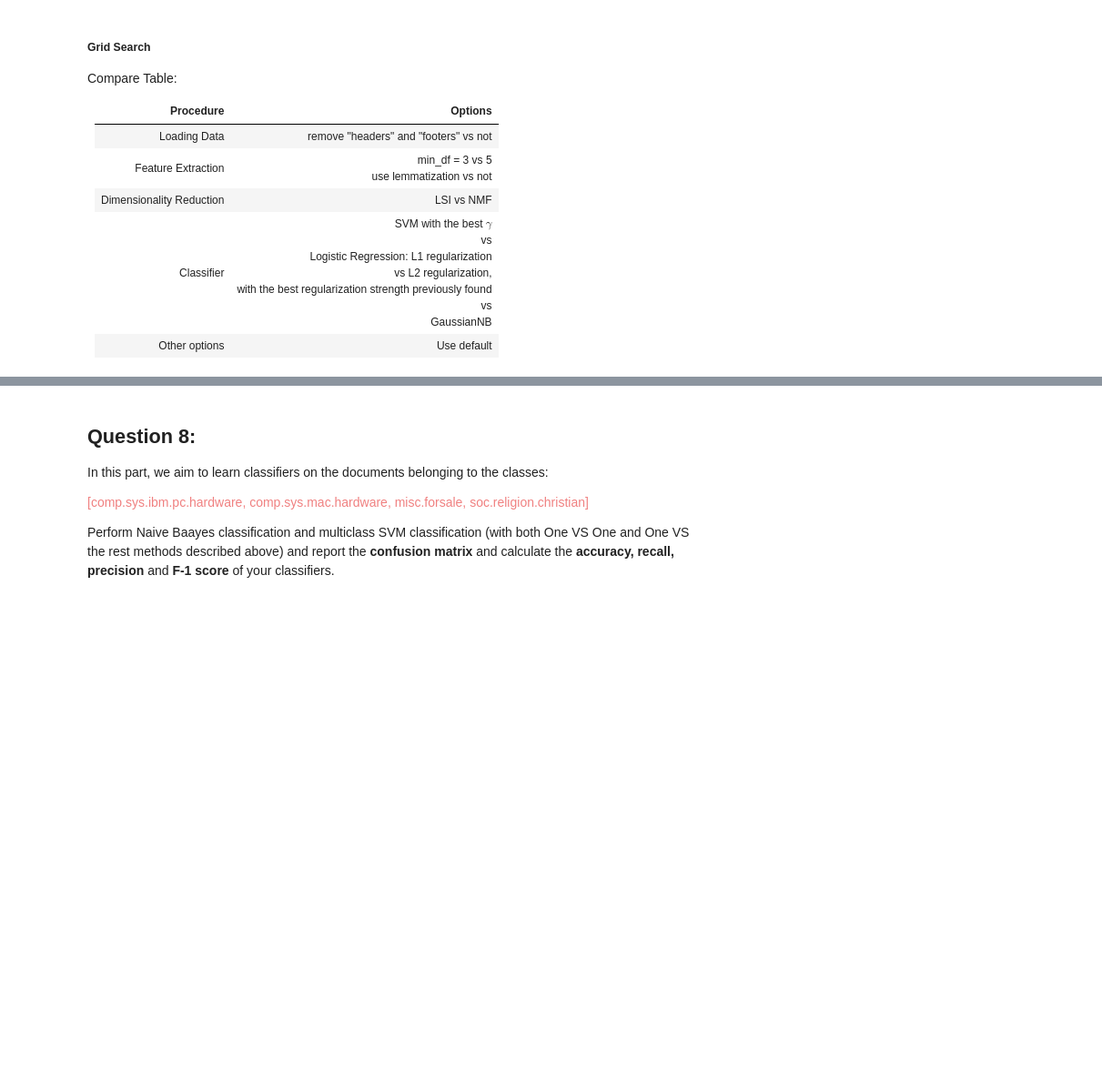
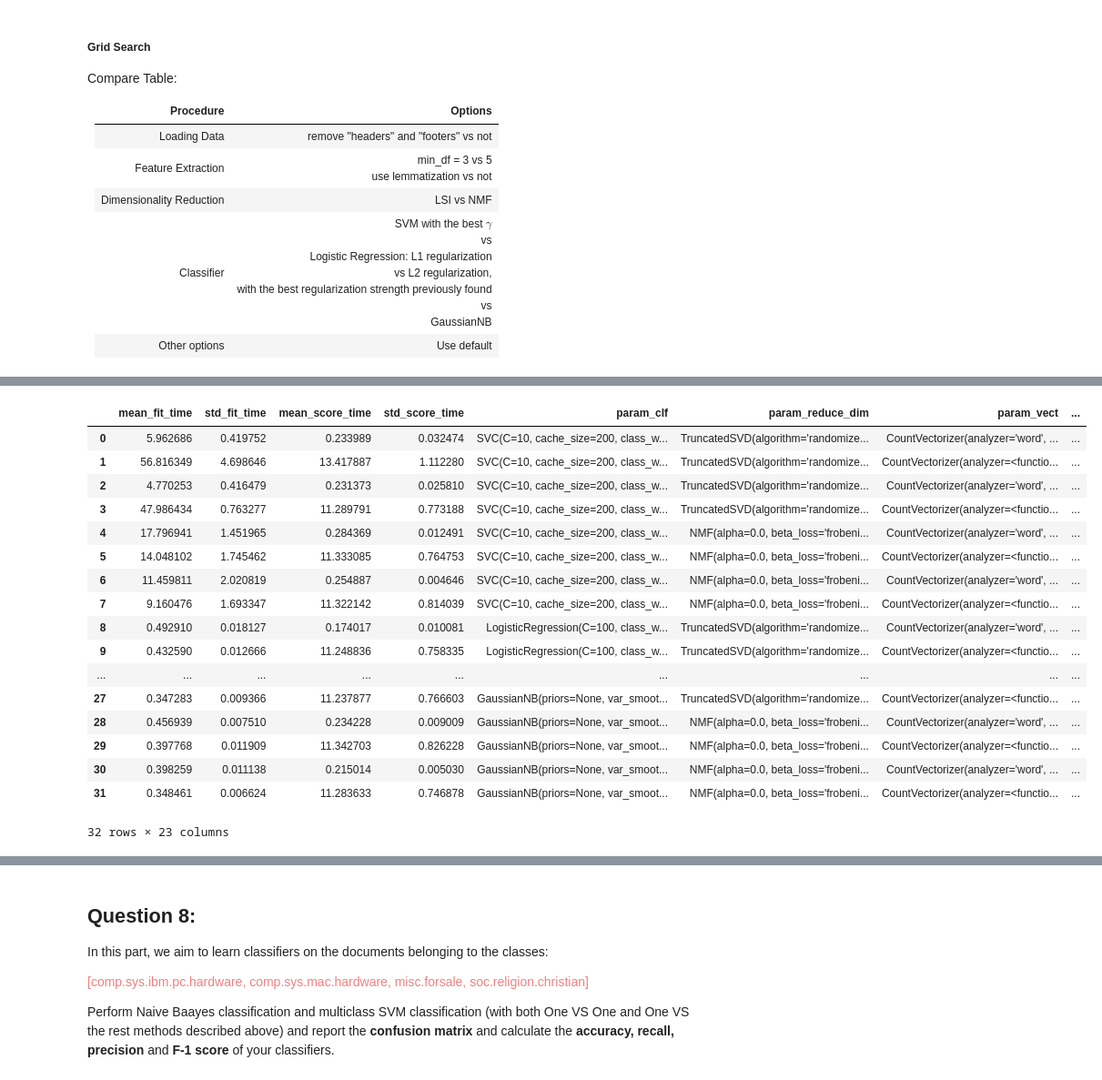
Before and after one commit to Shuyifan/ECE-219-Large-Scale-Data-Mining-Project, a Jupyter notebook: Project1.ipynb, the cells around one changed output, grey strips where cells are left out. Shown at 91% size. Cells and saved outputs as stored; diff of their text form; code cells hidden in the pictures; blank space fills up the shorter version.

```diff
--- a/Project1.ipynb
+++ b/Project1.ipynb
@@ -1235,0 +1134,4 @@ rmtree(cachedir)
+# %%
+grid_rm = GridSearchCV(pipeline, cv=5, n_jobs=1, param_grid=param_grid, scoring='accuracy')
+grid_rm.fit(train_dataset_rm.data, new_train_label_rm)
+rmtree(cachedir)
@@ -1235,0 +1284,22 @@ rmtree(cachedir)
+# %%
+result_rm = pd.DataFrame(grid_rm.cv_results_)
+pd.DataFrame(grid_rm.cv_results_)
+# %% [output]
+|  | mean_fit_time | std_fit_time | mean_score_time | std_score_time | param_clf | param_reduce_dim | param_vect | ... |
+| 0 | 5.962686 | 0.419752 | 0.233989 | 0.032474 | SVC(C=10, cache_size=200, class_w... | TruncatedSVD(algorithm='randomize... | CountVectorizer(analyzer='word', ... | ... |
+| 1 | 56.816349 | 4.698646 | 13.417887 | 1.112280 | SVC(C=10, cache_size=200, class_w... | TruncatedSVD(algorithm='randomize... | CountVectorizer(analyzer=<functio... | ... |
+| 2 | 4.770253 | 0.416479 | 0.231373 | 0.025810 | SVC(C=10, cache_size=200, class_w... | TruncatedSVD(algorithm='randomize... | CountVectorizer(analyzer='word', ... | ... |
+| 3 | 47.986434 | 0.763277 | 11.289791 | 0.773188 | SVC(C=10, cache_size=200, class_w... | TruncatedSVD(algorithm='randomize... | CountVectorizer(analyzer=<functio... | ... |
+| 4 | 17.796941 | 1.451965 | 0.284369 | 0.012491 | SVC(C=10, cache_size=200, class_w... | NMF(alpha=0.0, beta_loss='frobeni... | CountVectorizer(analyzer='word', ... | ... |
+| 5 | 14.048102 | 1.745462 | 11.333085 | 0.764753 | SVC(C=10, cache_size=200, class_w... | NMF(alpha=0.0, beta_loss='frobeni... | CountVectorizer(analyzer=<functio... | ... |
+| 6 | 11.459811 | 2.020819 | 0.254887 | 0.004646 | SVC(C=10, cache_size=200, class_w... | NMF(alpha=0.0, beta_loss='frobeni... | CountVectorizer(analyzer='word', ... | ... |
+| 7 | 9.160476 | 1.693347 | 11.322142 | 0.814039 | SVC(C=10, cache_size=200, class_w... | NMF(alpha=0.0, beta_loss='frobeni... | CountVectorizer(analyzer=<functio... | ... |
+| 8 | 0.492910 | 0.018127 | 0.174017 | 0.010081 | LogisticRegression(C=100, class_w... | TruncatedSVD(algorithm='randomize... | CountVectorizer(analyzer='word', ... | ... |
+| 9 | 0.432590 | 0.012666 | 11.248836 | 0.758335 | LogisticRegression(C=100, class_w... | TruncatedSVD(algorithm='randomize... | CountVectorizer(analyzer=<functio... | ... |
+| ... | ... | ... | ... | ... | ... | ... | ... | ... |
+| 27 | 0.347283 | 0.009366 | 11.237877 | 0.766603 | GaussianNB(priors=None, var_smoot... | TruncatedSVD(algorithm='randomize... | CountVectorizer(analyzer=<functio... | ... |
+| 28 | 0.456939 | 0.007510 | 0.234228 | 0.009009 | GaussianNB(priors=None, var_smoot... | NMF(alpha=0.0, beta_loss='frobeni... | CountVectorizer(analyzer='word', ... | ... |
+| 29 | 0.397768 | 0.011909 | 11.342703 | 0.826228 | GaussianNB(priors=None, var_smoot... | NMF(alpha=0.0, beta_loss='frobeni... | CountVectorizer(analyzer=<functio... | ... |
+| 30 | 0.398259 | 0.011138 | 0.215014 | 0.005030 | GaussianNB(priors=None, var_smoot... | NMF(alpha=0.0, beta_loss='frobeni... | CountVectorizer(analyzer='word', ... | ... |
+| 31 | 0.348461 | 0.006624 | 11.283633 | 0.746878 | GaussianNB(priors=None, var_smoot... | NMF(alpha=0.0, beta_loss='frobeni... | CountVectorizer(analyzer=<functio... | ... |
+32 rows × 23 columns
```
Also changed, not shown: parts of 65 cells of this notebook.
